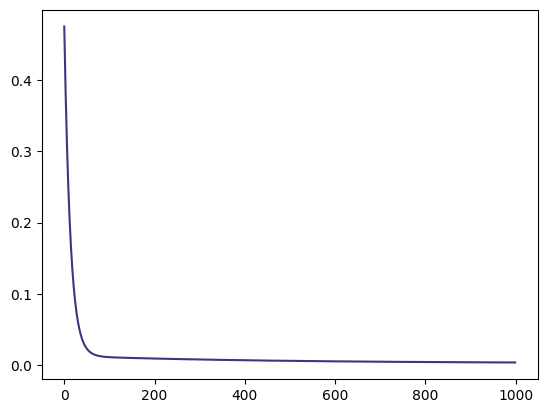
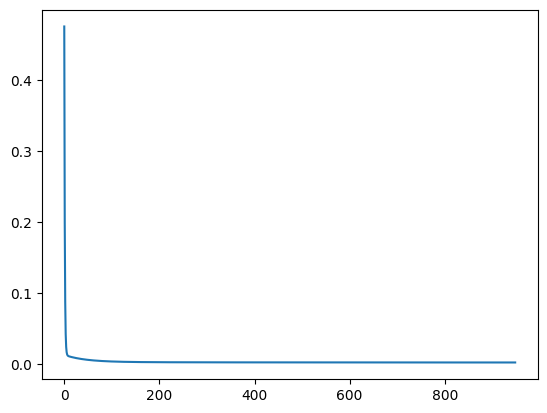
The change to this notebook cell's code, shown as a diff; its figure went from the first image to the second:
--- before
+++ after
@@ -1,3 +1,3 @@
 # Loss curve
-plt.plot(info['cost_history'])
+plt.plot(reg.j_history_)
 plt.show()

Commit: Updated the training